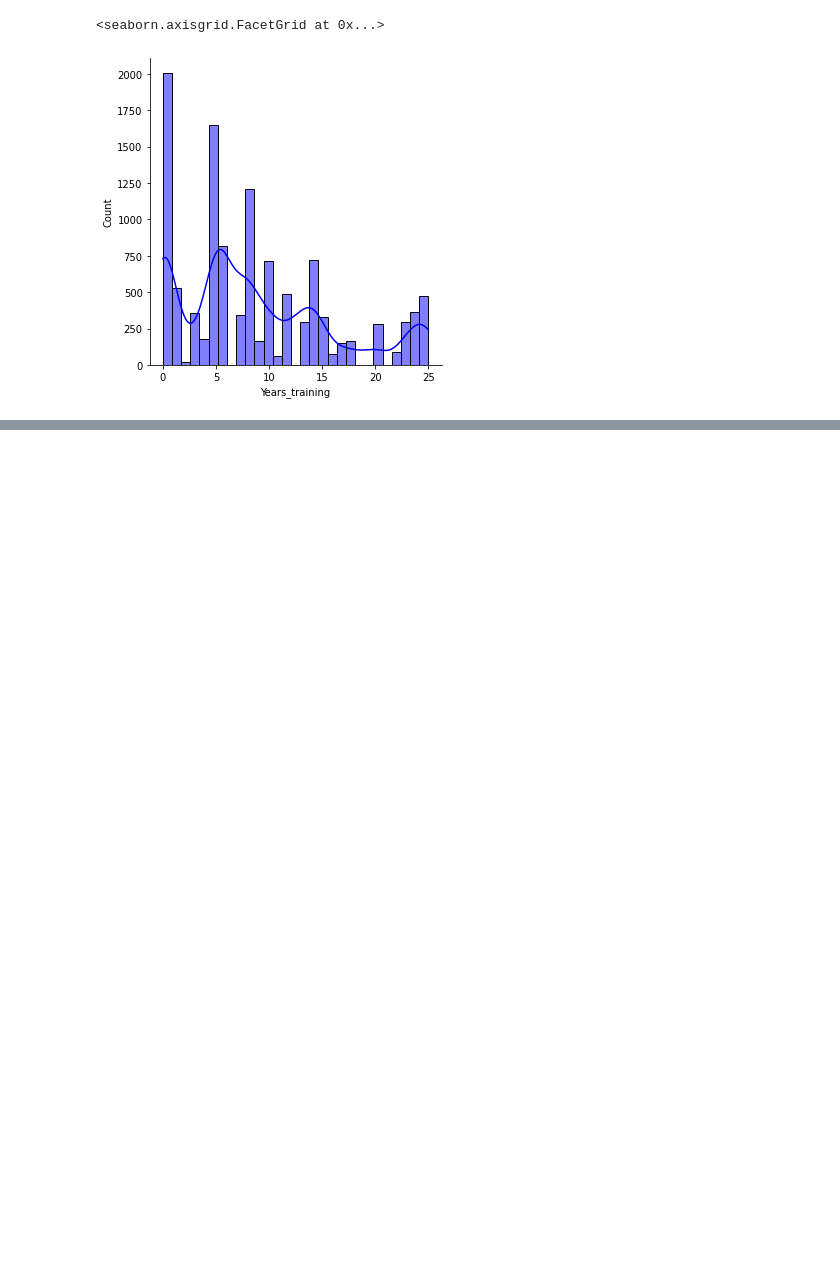
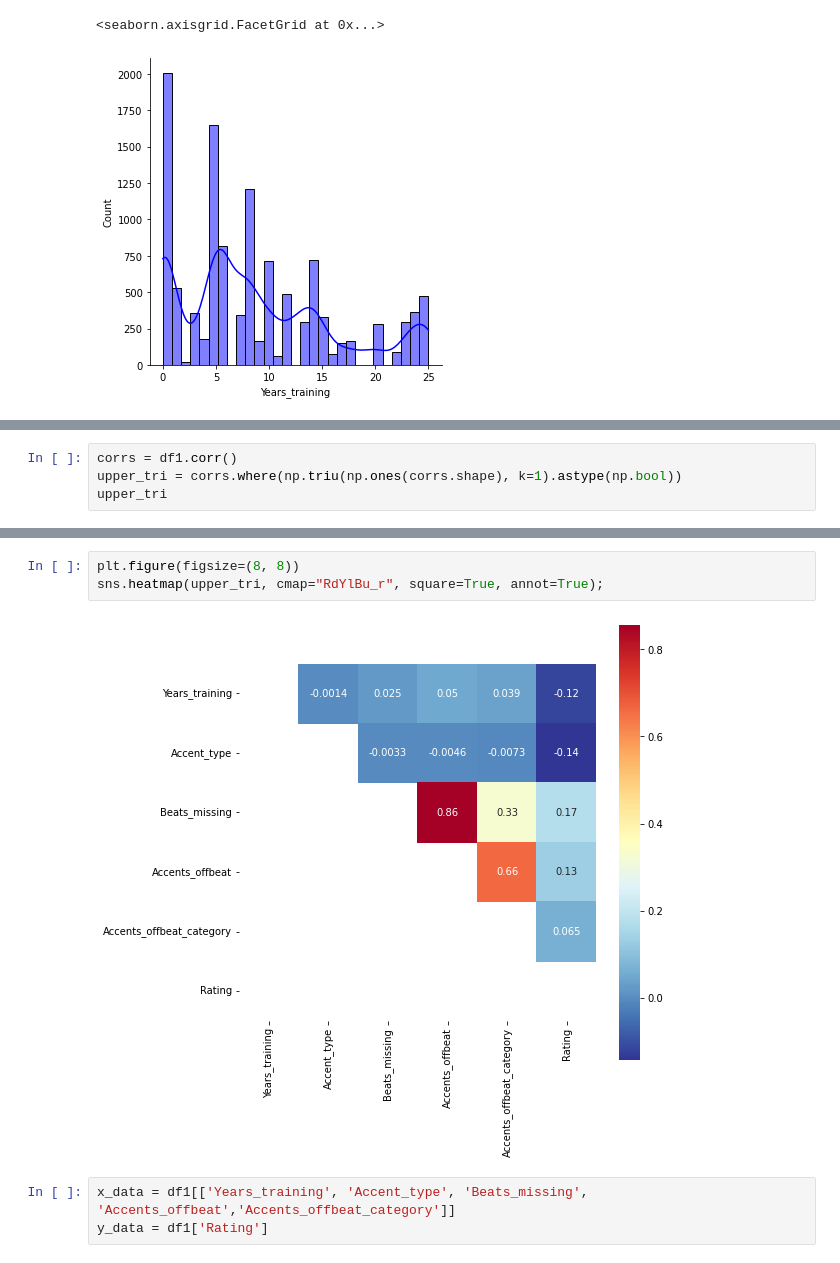
Before and after one commit to spacemancathy/ML-for-sci-data, a Jupyter notebook: ML_tasks_2nd_attempt.ipynb, the cells around one changed output, grey strips where cells are left out. Drawn from its saved outputs; the diff is of its cells as text; blank space fills up the shorter version.

```diff
--- a/ML_tasks_2nd_attempt.ipynb
+++ b/ML_tasks_2nd_attempt.ipynb
@@ -131,0 +148,4 @@ plt.show()
+# %%
+corrs = df1.corr()
+upper_tri = corrs.where(np.triu(np.ones(corrs.shape), k=1).astype(np.bool))
+upper_tri
@@ -131,0 +162,8 @@ plt.show()
+# %%
+plt.figure(figsize=(8, 8))
+sns.heatmap(upper_tri, cmap="RdYlBu_r", square=True, annot=True);
+# %% [output]
+[figure, added]
+# %%
+x_data = df1[['Years_training', 'Accent_type', 'Beats_missing', 'Accents_offbeat','Accents_offbeat_category']]
+y_data = df1['Rating']
```
Also changed, not shown: parts of 14 cells of this notebook.
